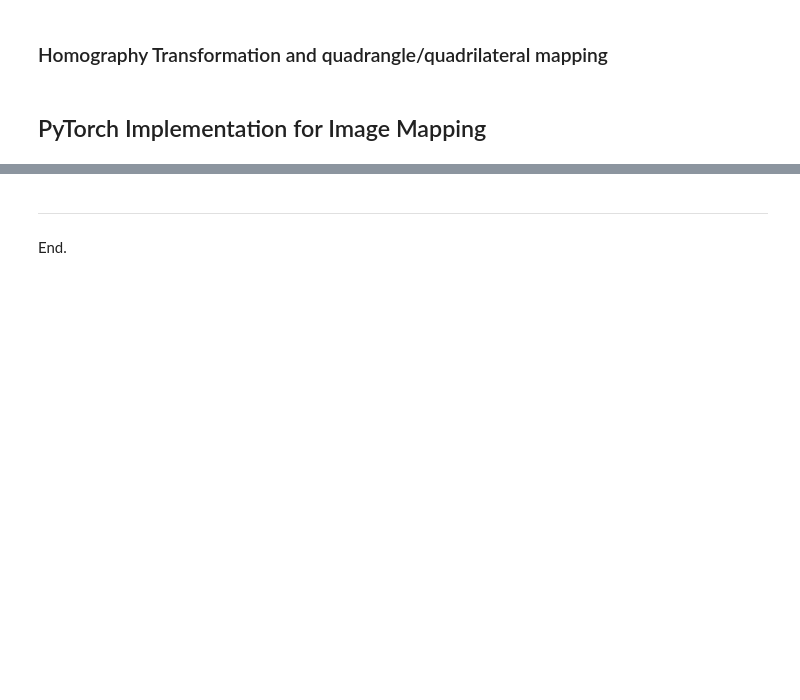
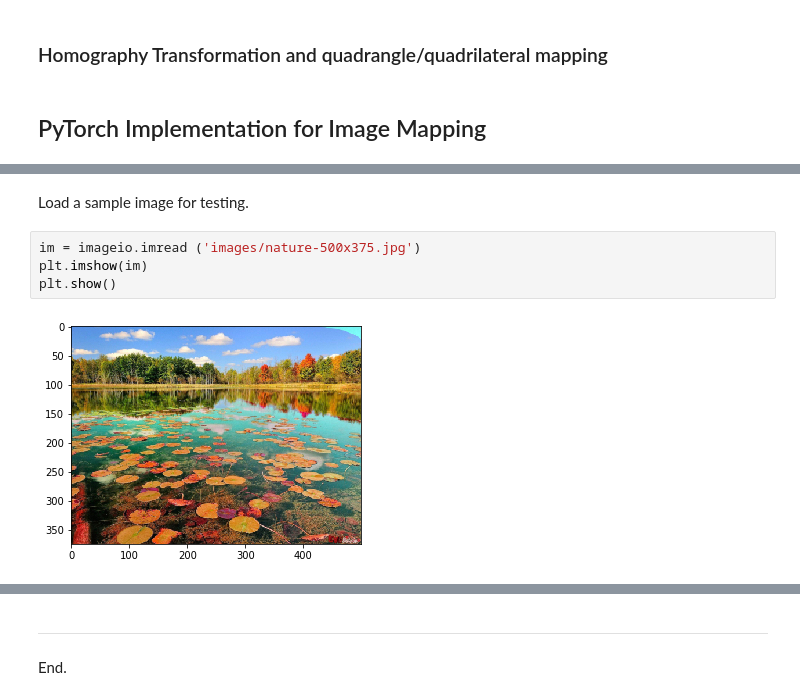
Before and after one commit to yongduek/cvip, a Jupyter notebook: transformations_in_2D.ipynb, the cells around one changed output, grey strips where cells are left out. Cells and saved outputs as stored; diff of their text form; blank space fills up the shorter version.

```diff
--- a/transformations_in_2D.ipynb
+++ b/transformations_in_2D.ipynb
@@ -137,0 +149,8 @@ drawTriangle(p, 'initial shape')
+# %% [markdown]
+Load a sample image for testing.
+# %%
+im = imageio.imread ('images/nature-500x375.jpg')
+plt.imshow(im)
+plt.show()
+# %% [output]
+[figure, added]
```
Also changed, not shown: parts of 28 cells of this notebook.
